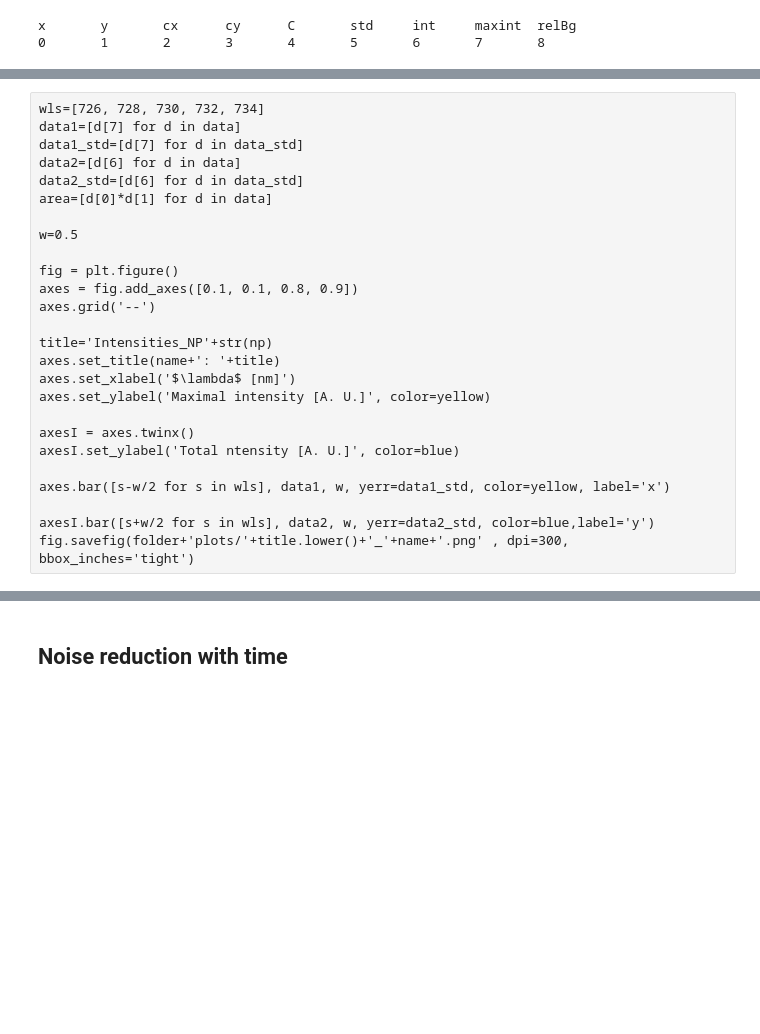
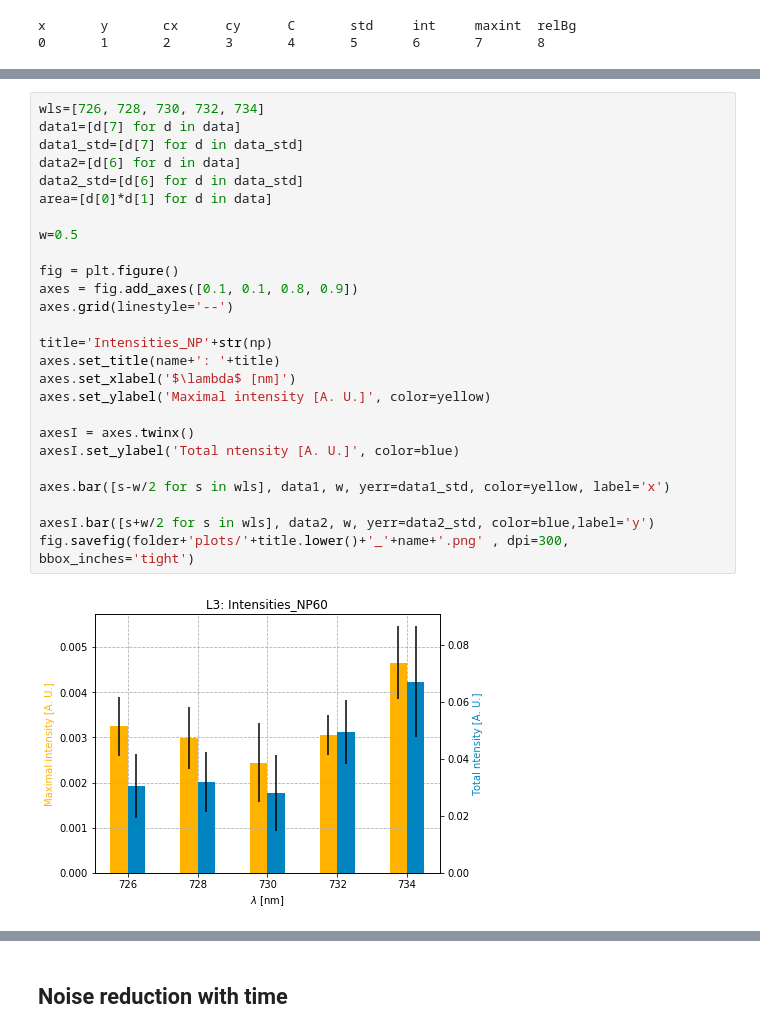
Before and after one commit to Yennda/spr_microscopy, a Jupyter notebook: jup_np_L3.ipynb, the cells around one changed output, grey strips where cells are left out. Drawn from its saved outputs; the diff is of its cells as text; blank space fills up the shorter version.

```diff
--- a/jup_np_L3.ipynb
+++ b/jup_np_L3.ipynb
@@ -169,29 +183,31 @@ fig.savefig(folder+'plots/'+title.replace(' ', '_').lower()+'_'+name+'.png' , dp
-# %% [raw]
-wls=[726, 728, 730, 732, 734]
-data1=[d[7] for d in data]
-data1_std=[d[7] for d in data_std]
-data2=[d[6] for d in data]
-data2_std=[d[6] for d in data_std]
-area=[d[0]*d[1] for d in data]
-
-w=0.5
-
-fig = plt.figure()
-axes = fig.add_axes([0.1, 0.1, 0.8, 0.9])
-axes.grid('--')
-
-title='Intensities_NP'+str(np)
-axes.set_title(name+': '+title)
-axes.set_xlabel('$\lambda$ [nm]')
-axes.set_ylabel('Maximal intensity [A. U.]', color=yellow)
-
-axesI = axes.twinx()
-axesI.set_ylabel('Total ntensity [A. U.]', color=blue)
-
-axes.bar([s-w/2 for s in wls], data1, w, yerr=data1_std, color=yellow, label='x')
-
-axesI.bar([s+w/2 for s in wls], data2, w, yerr=data2_std, color=blue,label='y')
-fig.savefig(folder+'plots/'+title.lower()+'_'+name+'.png' , dpi=300,  bbox_inches='tight')
+# %%
+wls=[726, 728, 730, 732, 734]
+data1=[d[7] for d in data]
+data1_std=[d[7] for d in data_std]
+data2=[d[6] for d in data]
+data2_std=[d[6] for d in data_std]
+area=[d[0]*d[1] for d in data]
+
+w=0.5
+
+fig = plt.figure()
+axes = fig.add_axes([0.1, 0.1, 0.8, 0.9])
+axes.grid(linestyle='--')
+
+title='Intensities_NP'+str(np)
+axes.set_title(name+': '+title)
+axes.set_xlabel('$\lambda$ [nm]')
+axes.set_ylabel('Maximal intensity [A. U.]', color=yellow)
+
+axesI = axes.twinx()
+axesI.set_ylabel('Total ntensity [A. U.]', color=blue)
+
+axes.bar([s-w/2 for s in wls], data1, w, yerr=data1_std, color=yellow, label='x')
+
+axesI.bar([s+w/2 for s in wls], data2, w, yerr=data2_std, color=blue,label='y')
+fig.savefig(folder+'plots/'+title.lower()+'_'+name+'.png' , dpi=300,  bbox_inches='tight')
+# %% [output]
+[figure, added]
 # %%
 wls=[726, 728, 730, 732, 734]
 data1=[d[5] for d in data]
```
Also changed, not shown: parts of 16 cells of this notebook, 2 other files.
